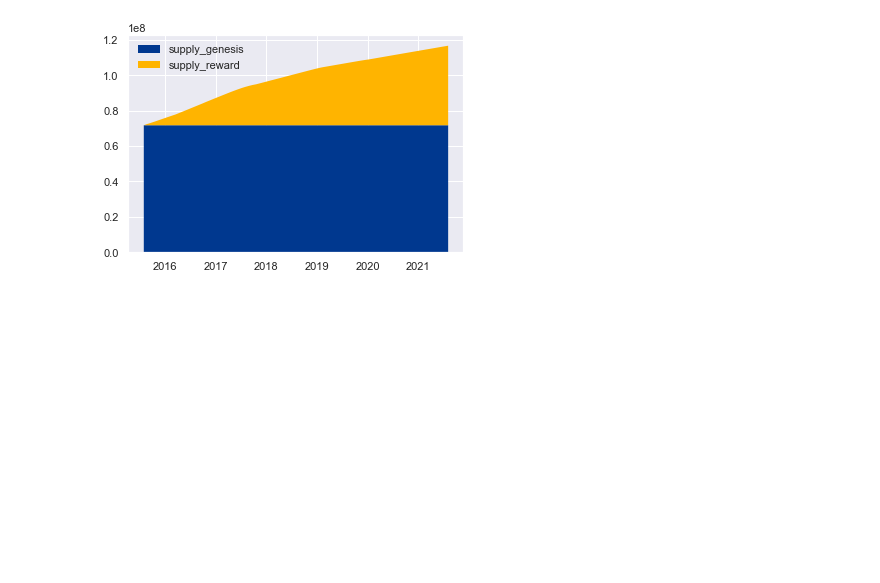
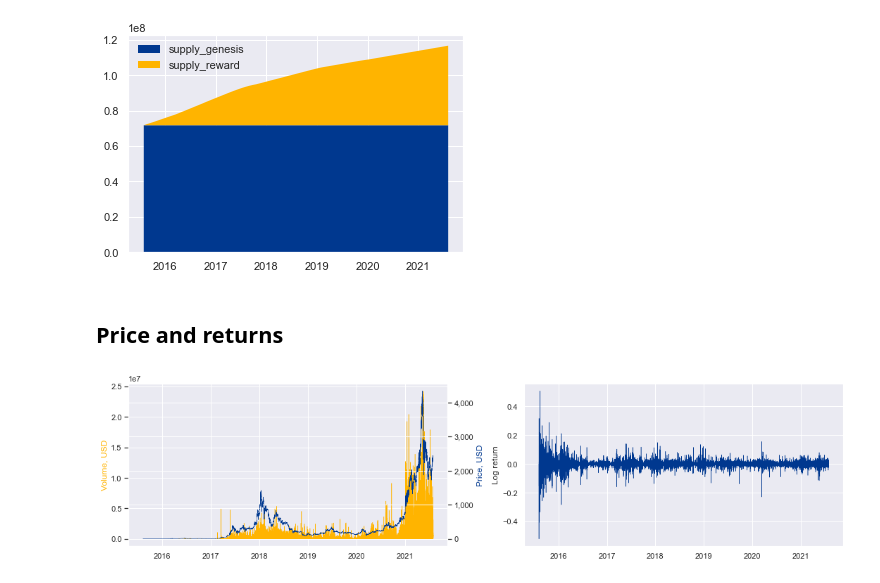
Before and after one commit to frebls/crypto-on-chain, a Jupyter notebook: data_analysis/test.ipynb, the cells around one changed output. Saved outputs shown, nothing was run; the diff lists cells and outputs as text; code cells hidden in the pictures; blank space fills up the shorter version.

```diff
--- a/data_analysis/test.ipynb
+++ b/data_analysis/test.ipynb
@@ -356,6 +348,8 @@ plt.legend(loc = 'upper left', frameon = False)
 plt.show()
 # %% [output]
 [figure]
+# %% [markdown]
+## Price and returns
 # %%
 %%bigquery market_data --project fiery-rarity-322109
 
@@ -375,0 +360,19 @@ plt.show()
+# %%
+fig, ax1 = plt.subplots(1, 2, figsize=(15, 4))
+
+ax2 = ax1[0].twinx()
+ax1[0].fill_between(market_data["date"], market_data["volume"], color = pal[1], label = "", linewidth = .5)
+ax2.plot(market_data["date"], market_data["close"], color = pal[0], label = "", linewidth = .5)
+ax1[0].set_ylabel('Volume, USD', color = pal[1])
+ax2.set_ylabel('Price, USD', color = pal[0])
+ax2.get_yaxis().set_major_formatter(plt.FuncFormatter(lambda x, p: format(int(x), ',')))
+
+log_returns = np.log(market_data.close) - np.log(market_data.close.shift(1))
+
+ax1[1].plot(market_data["date"], log_returns, color = pal[0], label = "", linewidth = .5)
+ax1[1].set_ylabel('Log return')
+
+plt.tight_layout()
+plt.show()
+# %% [output]
+[figure, added]
```
Also changed, not shown: parts of 12 cells of this notebook.
